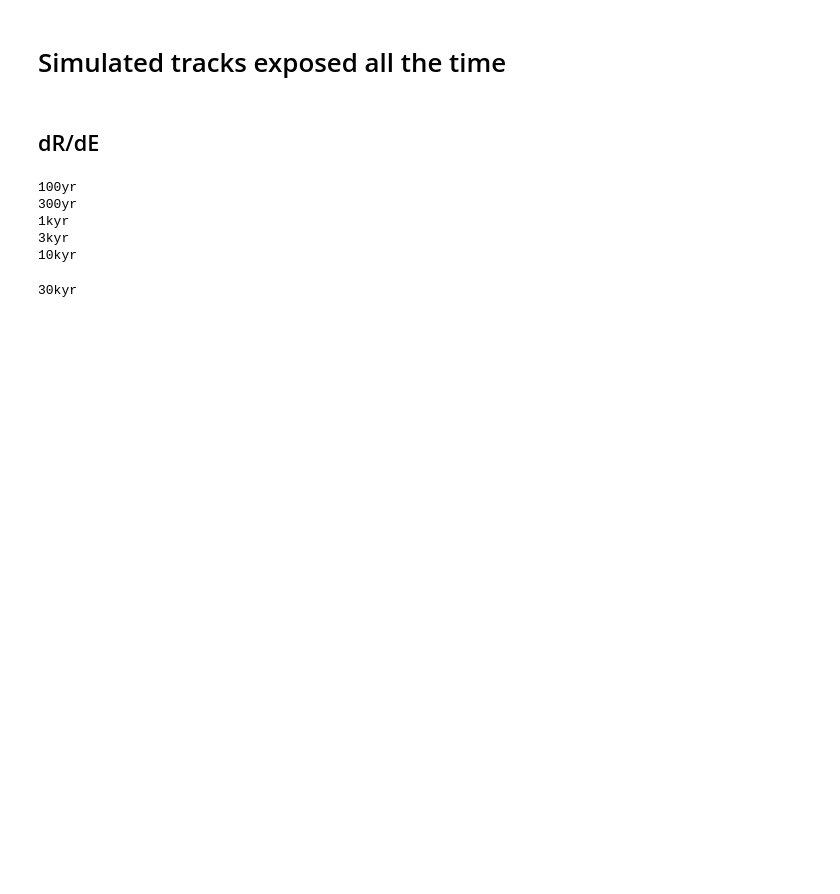
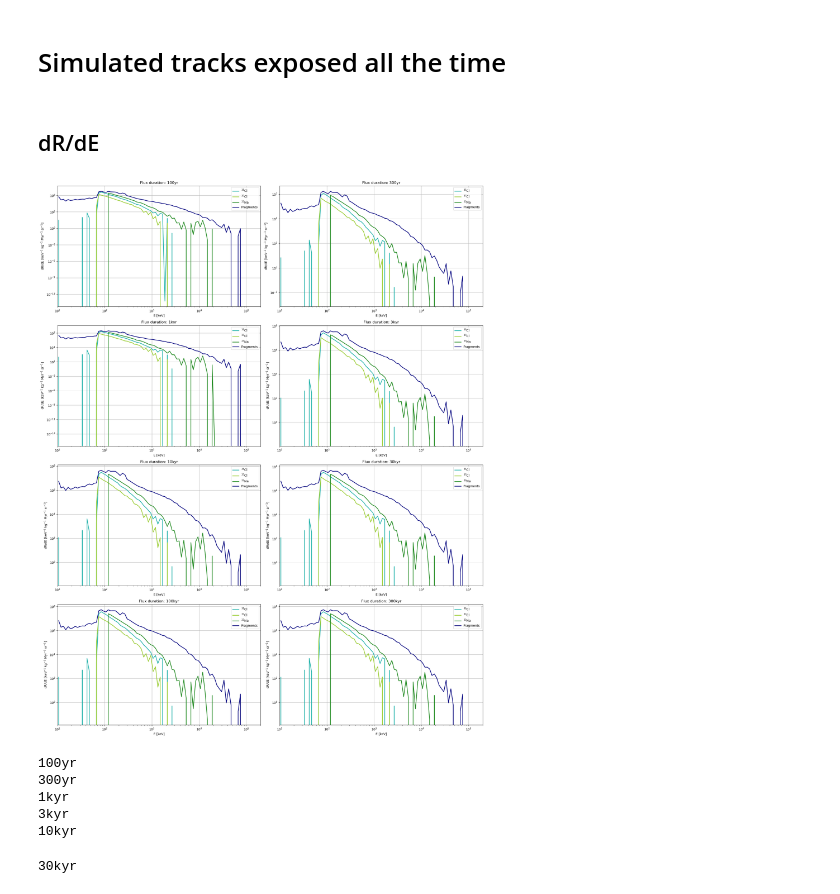
Before and after one commit to fedemaio/Bachelor-Thesis, a Jupyter notebook: all_you_need/geant/exposed_hal.ipynb, the cells around one changed output. Saved outputs shown, nothing was run; the diff lists cells and outputs as text; code cells hidden in the pictures; blank space fills up the shorter version.

```diff
--- a/all_you_need/geant/exposed_hal.ipynb
+++ b/all_you_need/geant/exposed_hal.ipynb
@@ -17,6 +17,81 @@ arr_time = [200*1e-6, (650-200)*1e-6, (2000-650)*1e-6, (6500-2000)*1e-6, (0.02-0
 tot_time= 0.3 #in Myr
 # %% [markdown]
 ## dR/dE
+# %%
+import numpy as np
+import matplotlib.pyplot as plt
+from scipy.interpolate import interp1d
+# Assicurati di avere definite le funzioni log_interp1d, Integration, Count e Stampa
+
+listfunc = []
+# Supponiamo che "name" sia una lista di identificatori (stringhe) per le diverse durate, ad esempio:
+# name = ['100yr', '300yr', '1kyr', '3kyr', '10kyr', '30kyr', '100kyr', '300kyr']
+
+# Prepara la figura con 8 subplot (2 righe x 4 colonne)
+fig, axes = plt.subplots(4, 2, figsize=(20, 25))
+axes = axes.flatten()  # per iterare comodamente su ciascun subplot
+
+for idx, i in enumerate(name):
+    # Carica i dati dal file corrispondente
+    x, y = np.loadtxt('MuonFluxes/SN20pc' + i + '.txt', usecols=(0, 1), unpack=True)
+    y = y[:-1] / np.diff(x)
+    x = x[:-1]
+    # Crea la funzione interpolata in log-spazio e converte l'unità da m^2 a cm^2 (1e-4)
+    listfunc.append(log_interp1d(x, 1e-4 * y))
+
+    # Integrazione del flusso nel tempo
+    Num = Integration(listfunc, arr_time, tot_time)
+    weight = Num / 1e4  # Ripesa: ho eseguito 1e4 simulazioni, quindi normalizzo per un count singolo
+
+    # Definisce i parametri per la distribuzione di energia
+    n = 101  # numero di bin
+    Er = np.logspace(-2, 3, n)  # Energia in MeV: da 10^-2 a 10^3 MeV
+    length = 1000   # lunghezza in cm
+    rho = 2.16e-3   # densità in kg/cm^3
+    Er_width = np.diff(Er)            # larghezza dei bin
+    Er_mid = Er[:-1] + Er_width / 2    # centro dei bin
+
+    # Ottieni i conteggi per i vari nuclei; Count restituisce:
+    # Count[0] -> conteggi per ^35Cl, Count[1] -> per ^37Cl, Count[2] -> per ^23Na,
+    # Count[3] -> per frammenti, Count[4] -> nomi dei nuclei (o lunghezze dei vettori)
+    Conta = Count(weight, Er)
+
+    # Somma i conteggi dei frammenti per ciascun bin di energia
+    Frag = np.zeros(len(Er_mid))
+    for k in range(len(Conta[4])):
+        for j in range(len(Er_mid)):
+            Frag[j] += Conta[3][k][j]
+
+    # Interpola i conteggi normalizzati per ciascun nucleo
+    F35 = interp1d(Er_mid, Conta[0] / Er_width, fill_value='extrapolate')
+    F37 = interp1d(Er_mid, Conta[1] / Er_width, fill_value='extrapolate')
+    F23 = interp1d(Er_mid, Conta[2] / Er_width, fill_value='extrapolate')
+
+    # Seleziona il subplot corrente
+    ax = axes[idx]
+
+    # Effettua il plot in scala log-log
+    ax.loglog(Er_mid * 1e3, F35(Er_mid) * 1e-3 / (length * rho), label="$^{35}$Cl", linewidth=2, color='lightseagreen')
+    ax.loglog(Er_mid * 1e3, F37(Er_mid) * 1e-3 / (length * rho), label="$^{37}$Cl", linewidth=2, color='yellowgreen')
+    ax.loglog(Er_mid * 1e3, F23(Er_mid) * 1e-3 / (length * rho), label="$^{23}$Na", linewidth=2, color='forestgreen')
+    ax.loglog(Er_mid * 1e3, Frag * 1e-3 / Er_width / (length * rho), label="Fragments", linewidth=2, color='navy')
+
+    ax.set_xlabel("E [keV]")
+    ax.set_ylabel("dR/dE [keV$^{-1}$ kg$^{-1}$ Myr$^{-1}$ sr$^{-1}$]")
+    ax.set_xlim(1e1, 2e5)
+    ax.grid(True)
+    ax.legend()
+
+    ax.set_title("Flux duration: " + i)
+    # Salva i dati o esegui ulteriori operazioni con la funzione Stampa
+    Stampa('20pc', i, Conta, Er)
+    #print(i)
+
+plt.tight_layout()
+plt.savefig("recoil_halite/plot/nuclear_recoil_20pc_all.png", bbox_inches="tight")
+plt.show()
+# %% [output]
+[figure, added]
 # %%
 listfunc = []
 for i in name:
```
Also changed, not shown: parts of 3 cells of this notebook, 32 other files.
